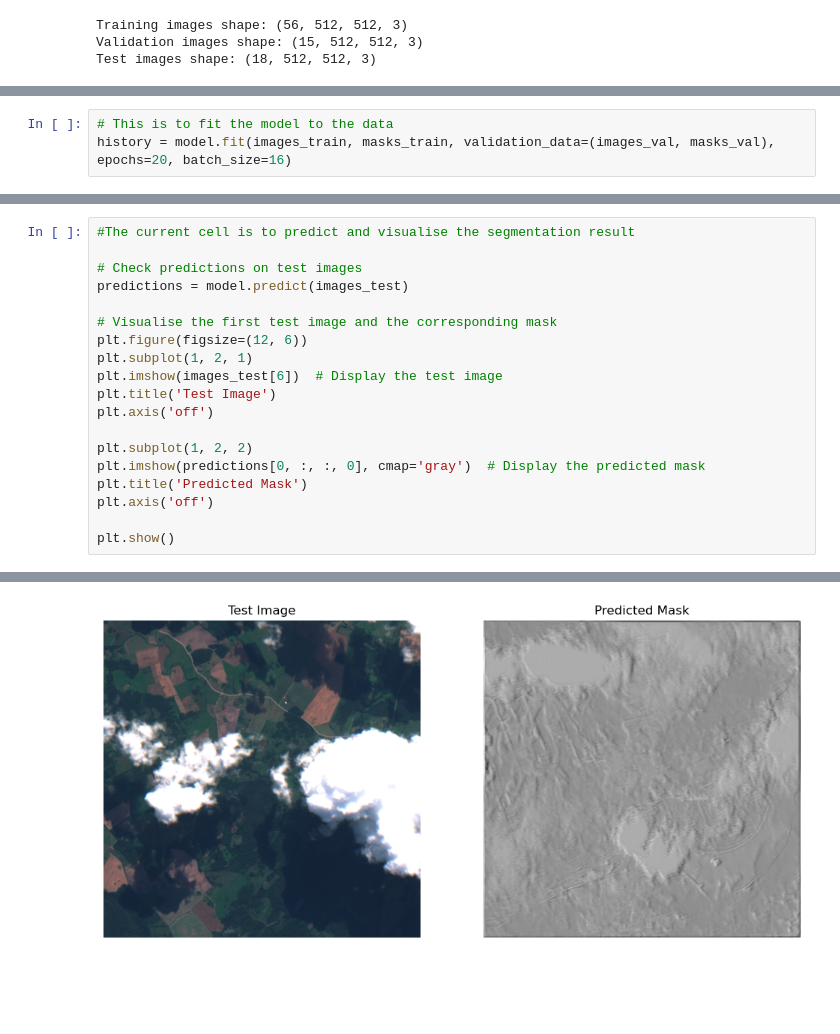
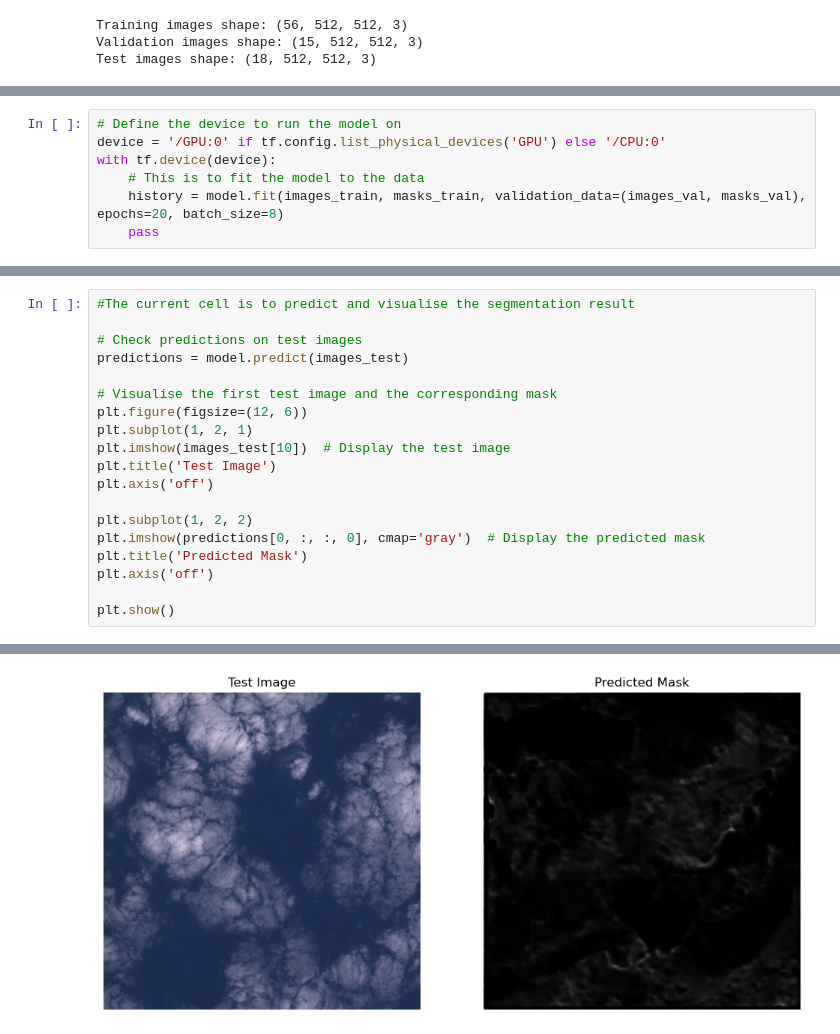
Before and after one commit to irregularBismuth/d7046e_project, a Jupyter notebook: pixel-wise cloud coverage (best model).ipynb, the cells around one changed output, grey strips where cells are left out. Cells and saved outputs as stored; diff of their text form; blank space fills up the shorter version.

```diff
--- a/pixel-wise cloud coverage (best model).ipynb
+++ b/pixel-wise cloud coverage (best model).ipynb
@@ -283,5 +257,9 @@ ________________________________________________________________________________
 # %%
-# This is to fit the model to the data
-history = model.fit(images_train, masks_train, validation_data=(images_val, masks_val), epochs=20, batch_size=16)
+# Define the device to run the model on
+device = '/GPU:0' if tf.config.list_physical_devices('GPU') else '/CPU:0'
+with tf.device(device):
+    # This is to fit the model to the data
+    history = model.fit(images_train, masks_train, validation_data=(images_val, masks_val), epochs=20, batch_size=8)
+    pass
 # %% [output]
 Epoch 1/20
@@ -319,7 +316,7 @@ predictions = model.predict(images_test)
 # Visualise the first test image and the corresponding mask
 plt.figure(figsize=(12, 6))
 plt.subplot(1, 2, 1)
-plt.imshow(images_test[6])  # Display the test image
+plt.imshow(images_test[10])  # Display the test image
 plt.title('Test Image')
 plt.axis('off')
 
@@ -335 +331 @@ plt.show()
-[figure, old version]
+[figure, new version]
```
Also changed, not shown: parts of 6 cells of this notebook.
